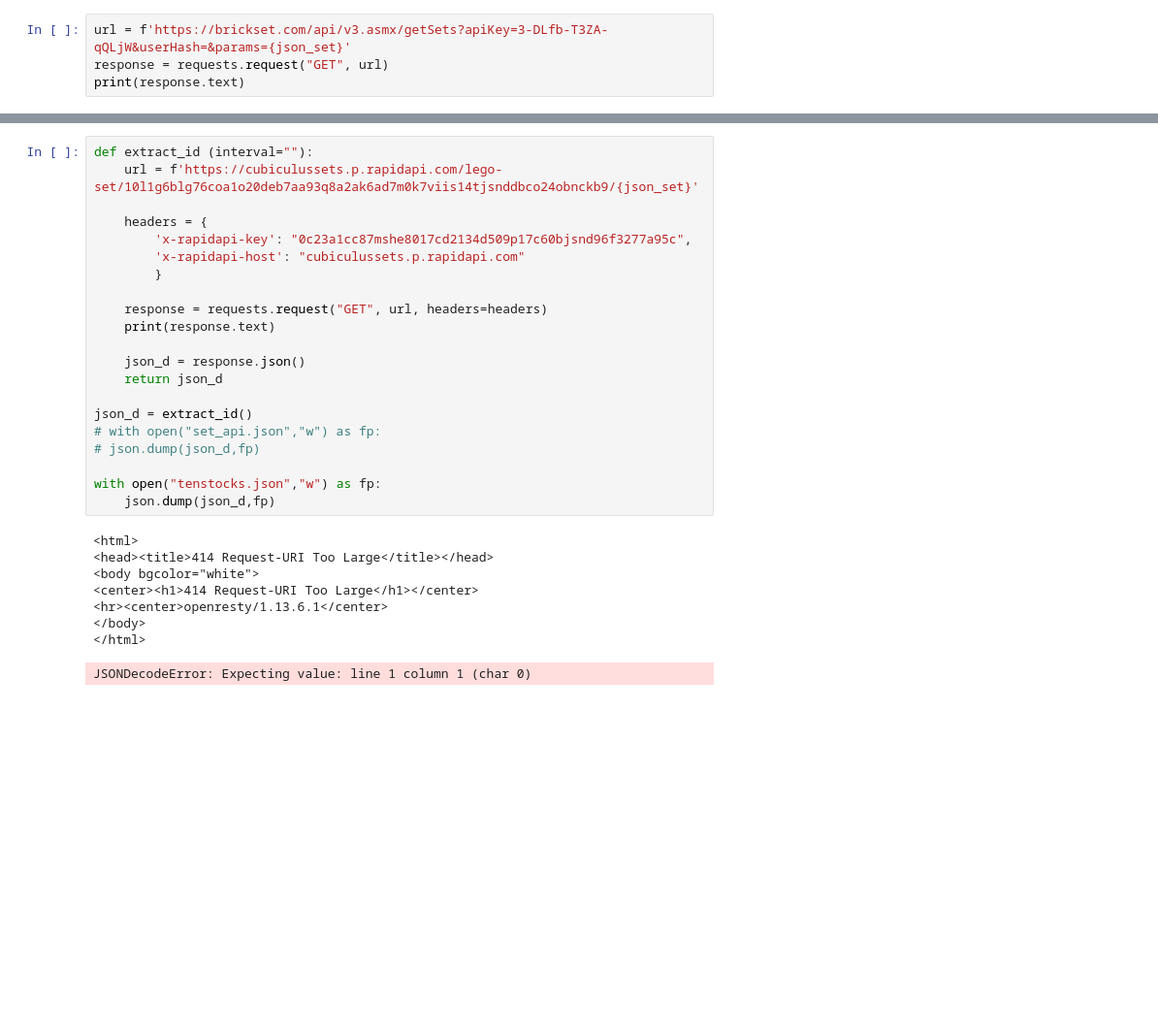
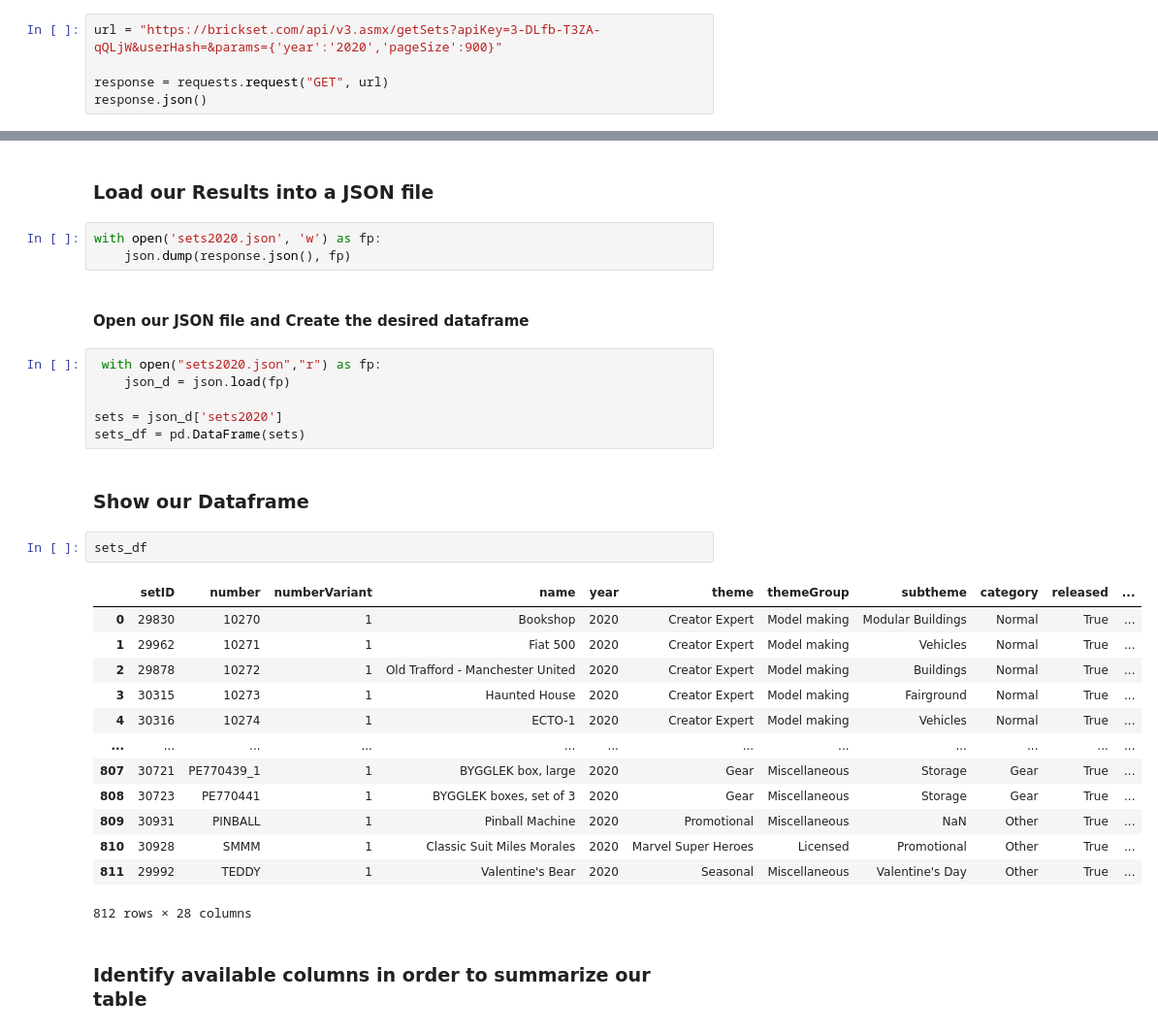
Before and after one commit to Supasyl/ETL_project, a Jupyter notebook: API Extraction.ipynb, the cells around one changed output, grey strips where cells are left out. Shown at 97% size. Cells and saved outputs as stored; diff of their text form; blank space fills up the shorter version.

```diff
--- a/API Extraction.ipynb
+++ b/API Extraction.ipynb
@@ -25,5 +7,6 @@ api_key = "3-DLfb-T3ZA-qQLjW"
 # %%
-url = f'https://brickset.com/api/v3.asmx/getSets?apiKey=3-DLfb-T3ZA-qQLjW&userHash=&params={json_set}'
+url = "https://brickset.com/api/v3.asmx/getSets?apiKey=3-DLfb-T3ZA-qQLjW&userHash=&params={'year':'2020','pageSize':900}"
+
 response = requests.request("GET", url)
-print(response.text)
+response.json()
 # %% [output]
@@ -39,30 +30,33 @@ https://brickset.com/api/v3.asmx/getSets?apiKey=3-DLfb-T3ZA-qQLjW&userHash=&para
-# %%
-def extract_id (interval=""):
-    url = f'https://cubiculussets.p.rapidapi.com/lego-set/10l1g6blg76coa1o20deb7aa93q8a2ak6ad7m0k7viis14tjsnddbco24obnckb9/{json_set}'
-
-    headers = {
-        'x-rapidapi-key': "0c23a1cc87mshe8017cd2134d509p17c60bjsnd96f3277a95c",
-        'x-rapidapi-host': "cubiculussets.p.rapidapi.com"
-        }
-
-    response = requests.request("GET", url, headers=headers)
-    print(response.text)
-
-    json_d = response.json()
-    return json_d
-
-json_d = extract_id()
-# with open("set_api.json","w") as fp:
-# json.dump(json_d,fp)
-
-with open("tenstocks.json","w") as fp:
-    json.dump(json_d,fp)
-# %% [output]
-<html>
-<head><title>414 Request-URI Too Large</title></head>
-<body bgcolor="white">
-<center><h1>414 Request-URI Too Large</h1></center>
-<hr><center>openresty/1.13.6.1</center>
-</body>
-</html>
-JSONDecodeError: Expecting value: line 1 column 1 (char 0)
+# %% [markdown]
+### Load our Results into a JSON file
+# %%
+with open('sets2020.json', 'w') as fp:
+    json.dump(response.json(), fp)
+# %% [markdown]
+#### Open our JSON file and Create the desired dataframe
+# %%
+ with open("sets2020.json","r") as fp:
+    json_d = json.load(fp)
+
+sets = json_d['sets2020']
+sets_df = pd.DataFrame(sets)
+# %% [markdown]
+### Show our Dataframe
+# %%
+sets_df
+# %% [output]
+|  | setID | number | numberVariant | name | year | theme | themeGroup | subtheme | category | released | ... |
+| 0 | 29830 | 10270 | 1 | Bookshop | 2020 | Creator Expert | Model making | Modular Buildings | Normal | True | ... |
+| 1 | 29962 | 10271 | 1 | Fiat 500 | 2020 | Creator Expert | Model making | Vehicles | Normal | True | ... |
+| 2 | 29878 | 10272 | 1 | Old Trafford - Manchester United | 2020 | Creator Expert | Model making | Buildings | Normal | True | ... |
+| 3 | 30315 | 10273 | 1 | Haunted House | 2020 | Creator Expert | Model making | Fairground | Normal | True | ... |
+| 4 | 30316 | 10274 | 1 | ECTO-1 | 2020 | Creator Expert | Model making | Vehicles | Normal | True | ... |
+| ... | ... | ... | ... | ... | ... | ... | ... | ... | ... | ... | ... |
+| 807 | 30721 | PE770439_1 | 1 | BYGGLEK box, large | 2020 | Gear | Miscellaneous | Storage | Gear | True | ... |
+| 808 | 30723 | PE770441 | 1 | BYGGLEK boxes, set of 3 | 2020 | Gear | Miscellaneous | Storage | Gear | True | ... |
+| 809 | 30931 | PINBALL | 1 | Pinball Machine | 2020 | Promotional | Miscellaneous | NaN | Other | True | ... |
+| 810 | 30928 | SMMM | 1 | Classic Suit Miles Morales | 2020 | Marvel Super Heroes | Licensed | Promotional | Other | True | ... |
+| 811 | 29992 | TEDDY | 1 | Valentine's Bear | 2020 | Seasonal | Miscellaneous | Valentine's Day | Other | True | ... |
+812 rows × 28 columns
+# %% [markdown]
+### Identify available columns in order to summarize our table
```
Also changed, not shown: parts of 10 cells of this notebook, 3 other files.
